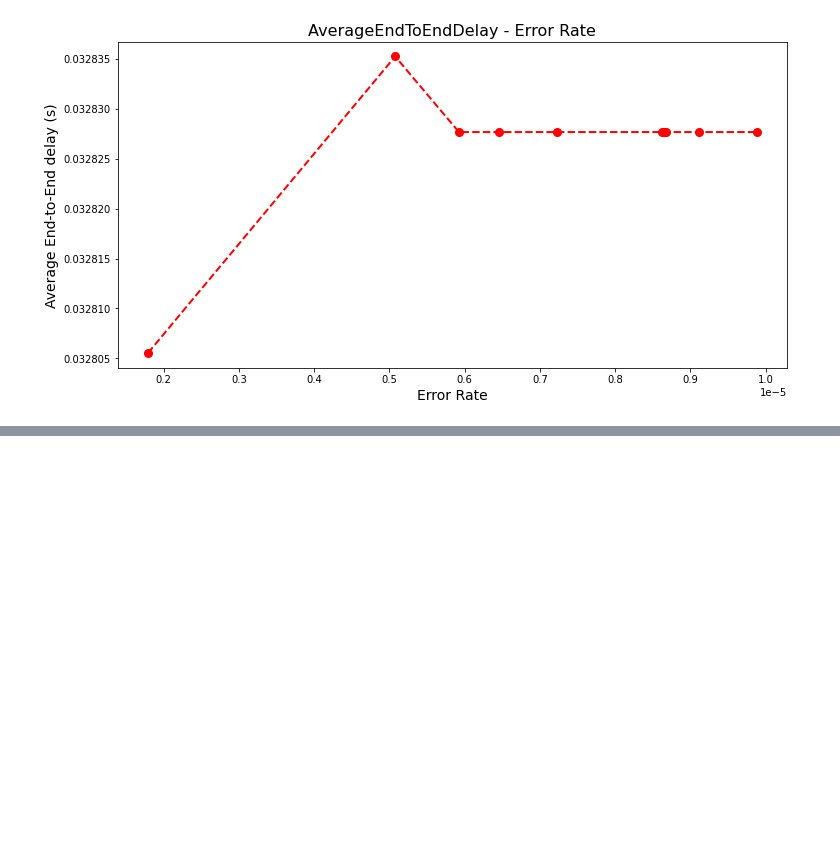
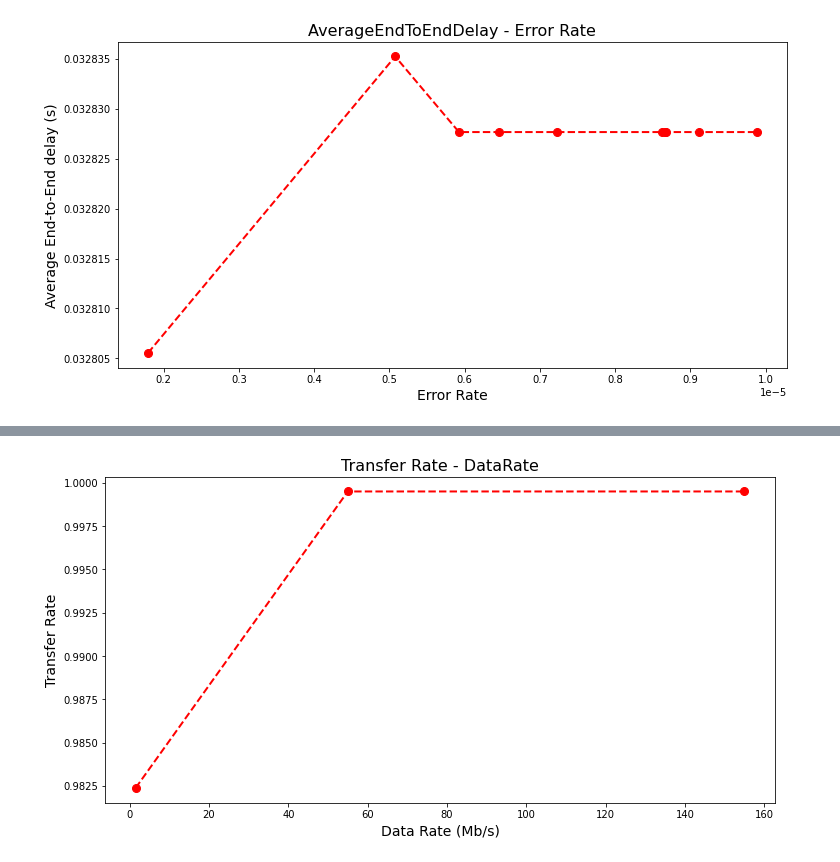
Before and after one commit to SM2A/Network_Simulation, a Jupyter notebook: Simulation-Report.ipynb, the cells around one changed output, grey strips where cells are left out. Cells and saved outputs as stored; diff of their text form; code cells hidden in the pictures; blank space fills up the shorter version.

```diff
--- a/Simulation-Report.ipynb
+++ b/Simulation-Report.ipynb
@@ -125,0 +182,8 @@ plt.savefig("AverageEndToEndDelay-Packet size")
+# %%
+plt.plot(bandwidthes, transfer_ratio, color='red', linestyle='dashed', linewidth=2, marker='o', markerfacecolor='red', markersize=8)
+plt.xlabel('Data Rate (Mb/s)', fontsize=14)
+plt.ylabel('Transfer Rate', fontsize=14)
+plt.title('Transfer Rate - DataRate', fontsize=16)
+plt.savefig("TransferRate-DataRate")
+# %% [output]
+[figure, added]
```
Also changed, not shown: parts of 26 cells of this notebook, 3 other files.
